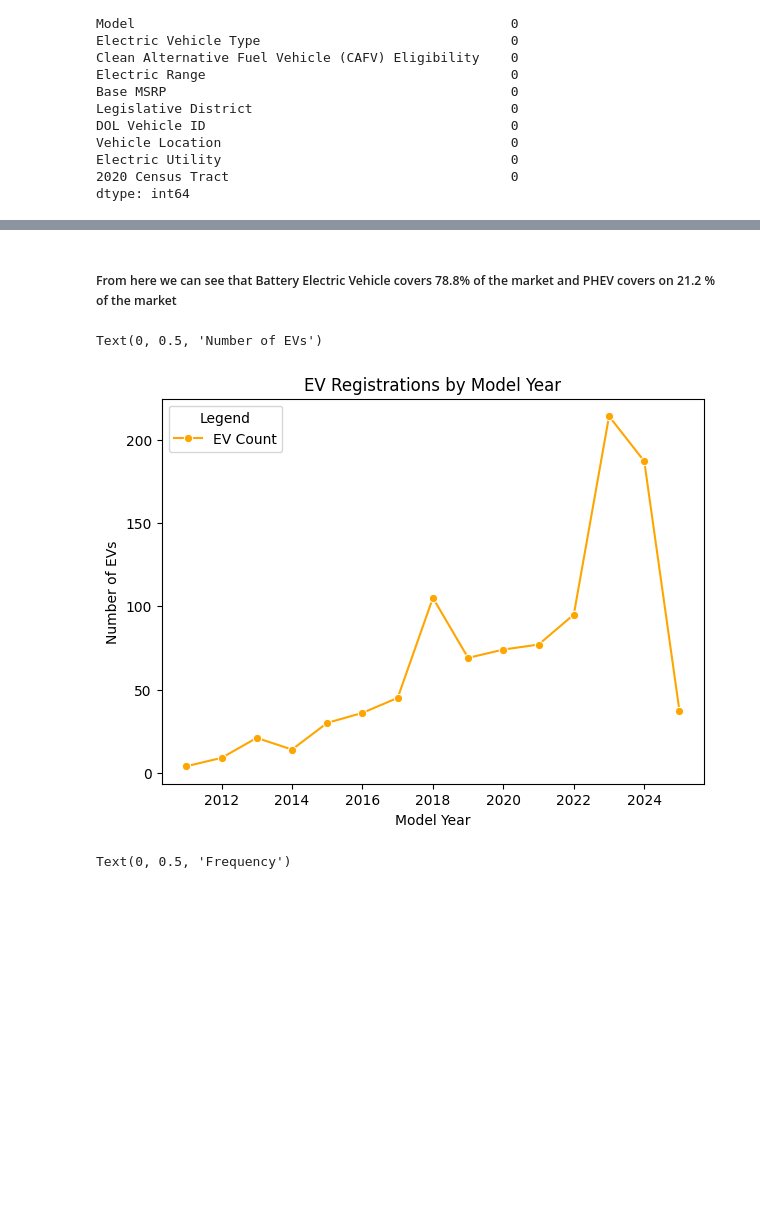
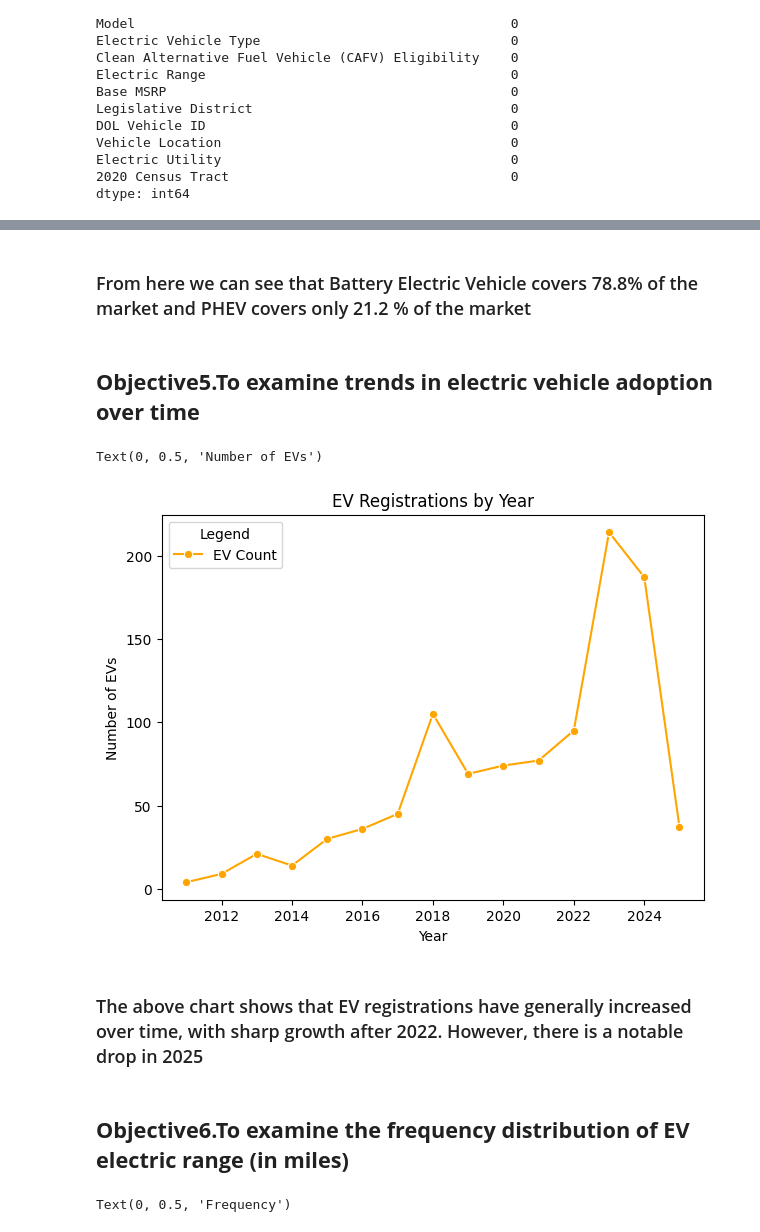
Before and after one commit to rahulbora-45/projectFirst, a Jupyter notebook: ProjectPython.ipynb, the cells around one changed output, grey strips where cells are left out. Saved outputs shown, nothing was run; the diff lists cells and outputs as text; code cells hidden in the pictures; blank space fills up the shorter version.

```diff
--- a/ProjectPython.ipynb
+++ b/ProjectPython.ipynb
@@ -142,17 +141,23 @@ plt.show()
 # %% [markdown]
-##### From here we can see that Battery Electric Vehicle covers 78.8% of the market and PHEV covers on 21.2 % of the market
+### From here we can see that Battery Electric Vehicle covers 78.8% of the market and PHEV covers only 21.2 % of the market
+# %% [markdown]
+## **Objective5.To examine trends in electric vehicle adoption over time**
 # %%
 # Group by Model Year and count
 model_year_counts = df.groupby('Model Year').size().reset_index(name='Count')
 plt.figure(figsize=(7, 5))
 sns.lineplot(data=model_year_counts, x='Model Year', y='Count', marker='o', color='orange',label='EV Count')
-plt.title('EV Registrations by Model Year')
+plt.title('EV Registrations by Year')
 plt.legend(title='Legend')
-plt.xlabel('Model Year')
+plt.xlabel('Year')
 plt.ylabel('Number of EVs')
 # %% [output]
 Text(0, 0.5, 'Number of EVs')
-[figure, old version]
+[figure, new version]
+# %% [markdown]
+### The above chart shows that EV registrations have generally increased over time, with sharp growth after 2022. However, there is a notable drop in 2025
+# %% [markdown]
+## **Objective6.To examine the frequency distribution of EV electric range (in miles)**
 # %%
 plt.figure(figsize=(6,5))
 plt.hist(df['Electric Range'].dropna(),bins=30,color='salmon',edgecolor='black')
```
Also changed, not shown: parts of 22 cells of this notebook.
